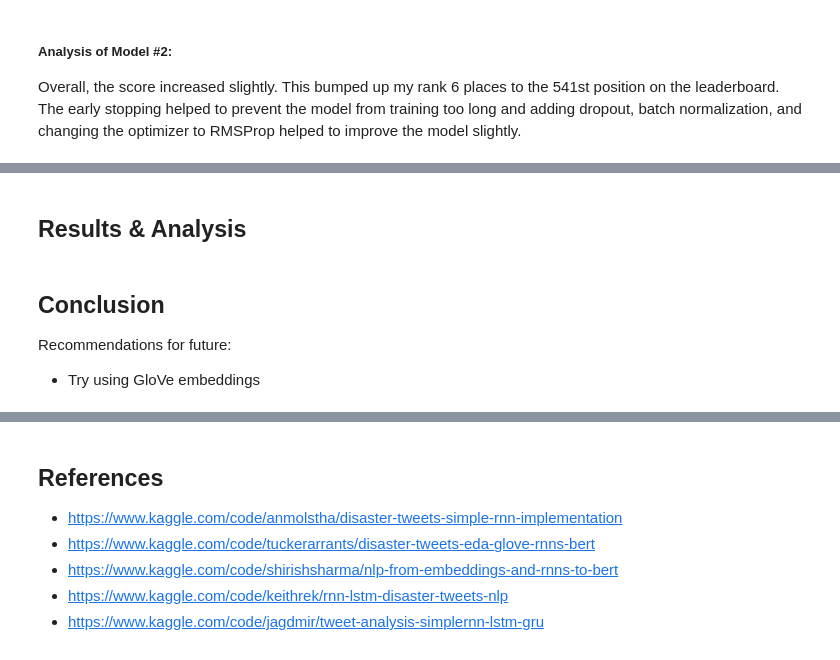
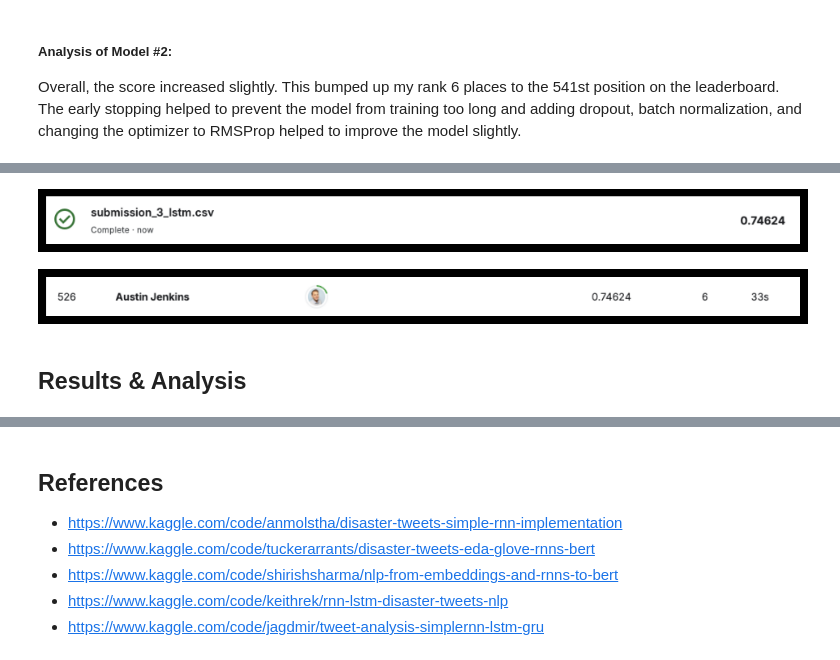
Before and after one commit to ajenkins198621/csca-5642-module4-disaster-tweets, a Jupyter notebook: week-4-assignment-disaster-tweets.ipynb, the cells around one changed output, grey strips where cells are left out. Drawn from its saved outputs; the diff is of its cells as text; code cells hidden in the pictures.

```diff
--- a/week-4-assignment-disaster-tweets.ipynb
+++ b/week-4-assignment-disaster-tweets.ipynb
@@ -571,0 +651,5 @@ Overall, the score increased slightly.  This bumped up my rank 6 places to the 5
+# %%
+filename='submission_3_lstm'
+create_submission(model=lstm_model, filename=f"{filename}.csv")
+display_kaggle_results(filename)
+# %% [output]
@@ -572,8 +657,4 @@ Overall, the score increased slightly.  This bumped up my rank 6 places to the 5
+[figure, added]
+[figure, added]
 # %% [markdown]
 ## Results & Analysis
-# %% [markdown]
-## Conclusion
-
-
-Recommendations for future:
-- Try using GloVe embeddings
```
Also changed, not shown: parts of 21 cells of this notebook, 8 other files.
